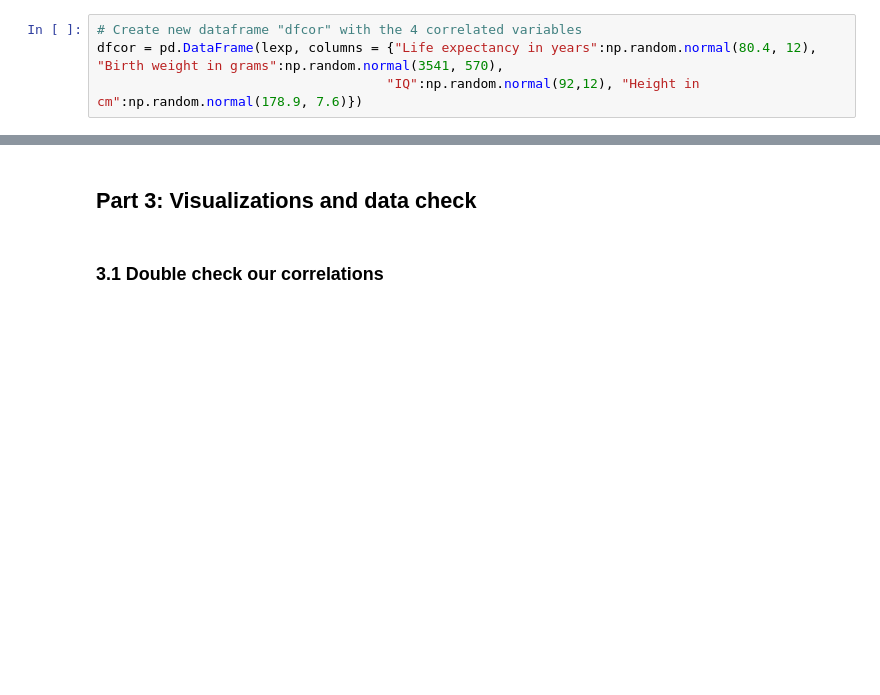
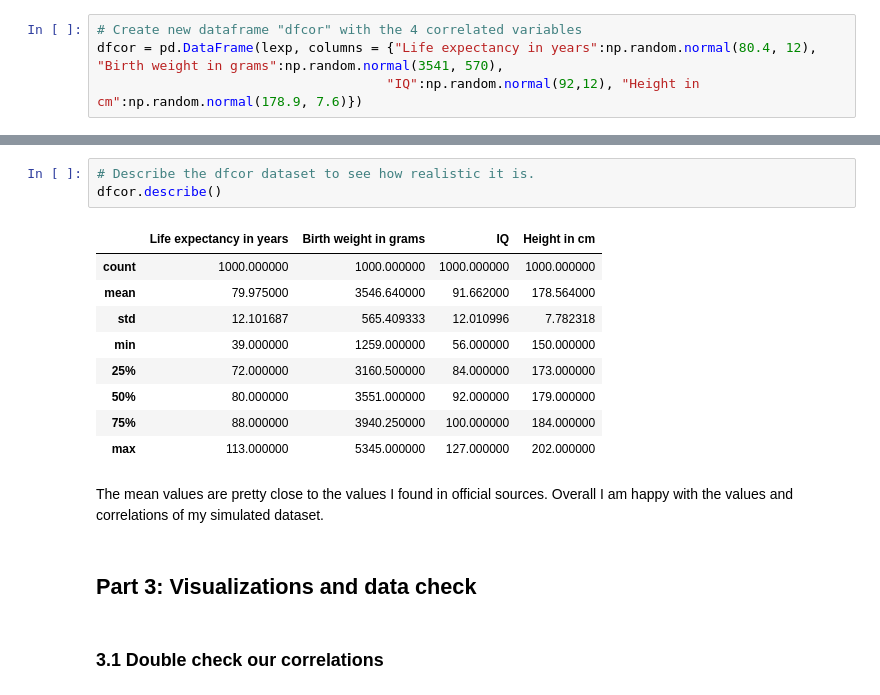
Before and after one commit to Ardvb/ProjectProgrammingforDataAnalysis2019, a Jupyter notebook: Project2019.ipynb, the cells around one changed output, grey strips where cells are left out. Saved outputs shown, nothing was run; the diff lists cells and outputs as text; blank space fills up the shorter version.

```diff
--- a/Project2019.ipynb
+++ b/Project2019.ipynb
@@ -389,4 +391,19 @@ dfcor
 1000 rows × 4 columns
+# %%
+# Describe the dfcor dataset to see how realistic it is.
+dfcor.describe()
+# %% [output]
+|  | Life expectancy in years | Birth weight in grams | IQ | Height in cm |
+| count | 1000.000000 | 1000.000000 | 1000.000000 | 1000.000000 |
+| mean | 79.975000 | 3546.640000 | 91.662000 | 178.564000 |
+| std | 12.101687 | 565.409333 | 12.010996 | 7.782318 |
+| min | 39.000000 | 1259.000000 | 56.000000 | 150.000000 |
+| 25% | 72.000000 | 3160.500000 | 84.000000 | 173.000000 |
+| 50% | 80.000000 | 3551.000000 | 92.000000 | 179.000000 |
+| 75% | 88.000000 | 3940.250000 | 100.000000 | 184.000000 |
+| max | 113.000000 | 5345.000000 | 127.000000 | 202.000000 |
+# %% [markdown]
+The mean values are pretty close to the values I found in official sources. Overall I am happy with the values and correlations of my simulated dataset.
 # %% [markdown]
 ## Part 3: Visualizations and data check
 # %% [markdown]
```
Also changed, not shown: parts of 38 cells of this notebook.
